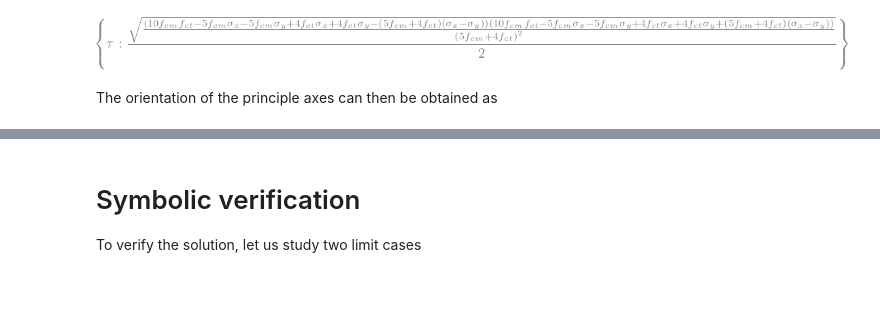
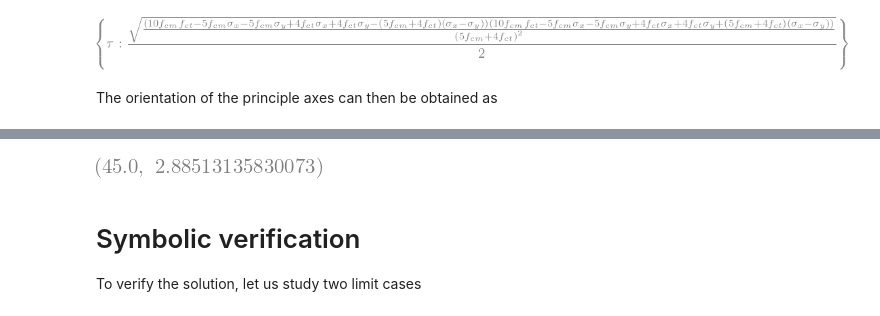
Before and after one commit to bmcs-group/bmcs_shear_zone, a Jupyter notebook: notebooks/fib/principle_stress_at_yielding.ipynb, the cells around one changed output, grey strips where cells are left out. Drawn from its saved outputs; the diff is of its cells as text; code cells hidden in the pictures; blank space fills up the shorter version.

```diff
--- a/notebooks/fib/principle_stress_at_yielding.ipynb
+++ b/notebooks/fib/principle_stress_at_yielding.ipynb
@@ -130,3 +133,16 @@ theta
+# %%
+get_theta = sp.lambdify((sigma_x, sigma_y, f_cm, f_ct), theta, 'numpy')
+get_tau = sp.lambdify((sigma_x, sigma_y, f_cm, f_ct), tau_fps_ct_solved, 'numpy')
+# %%
+f_t_val = 3.1
+f_cm_val = 33.3
+sigma_x_val = 0#f_t_val - 0.00000001
+sigma_y_val = 0#f_t_val - 0.000001
+tau_fps_val = get_tau(sigma_x_val, sigma_y_val, f_cm_val, f_t_val)
+theta_val = get_theta(sigma_x_val, sigma_y_val, f_cm_val, f_t_val)
+theta_val * 180 / np.pi, tau_fps_val
+# %% [output]
+[figure, added]
 # %% [markdown]
 # Symbolic verification
 
```
Also changed, not shown: parts of 28 cells of this notebook, 7 other files.
